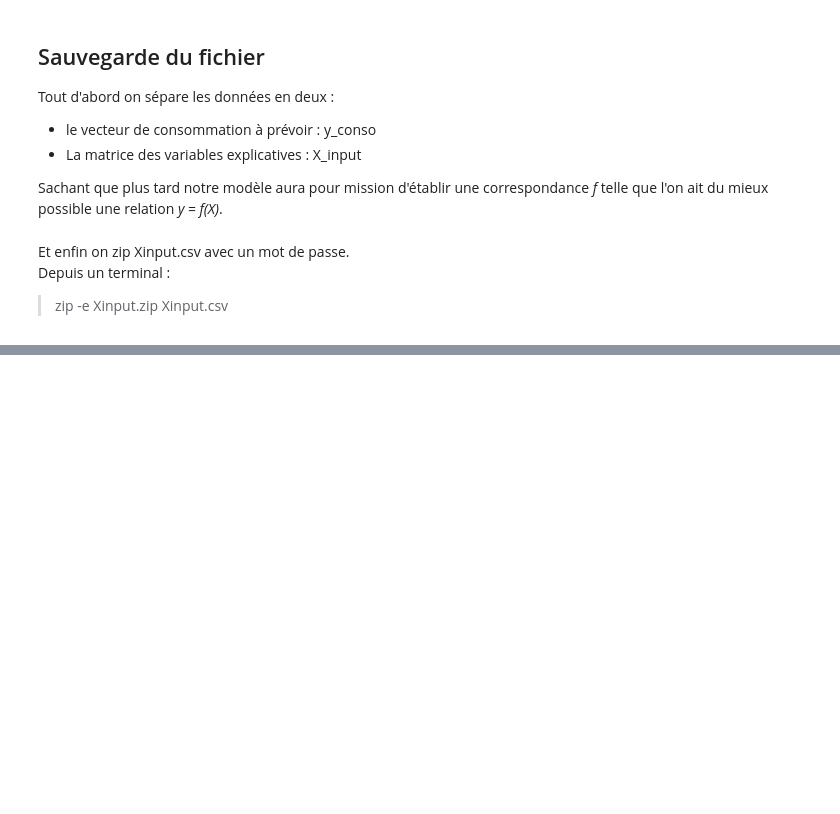
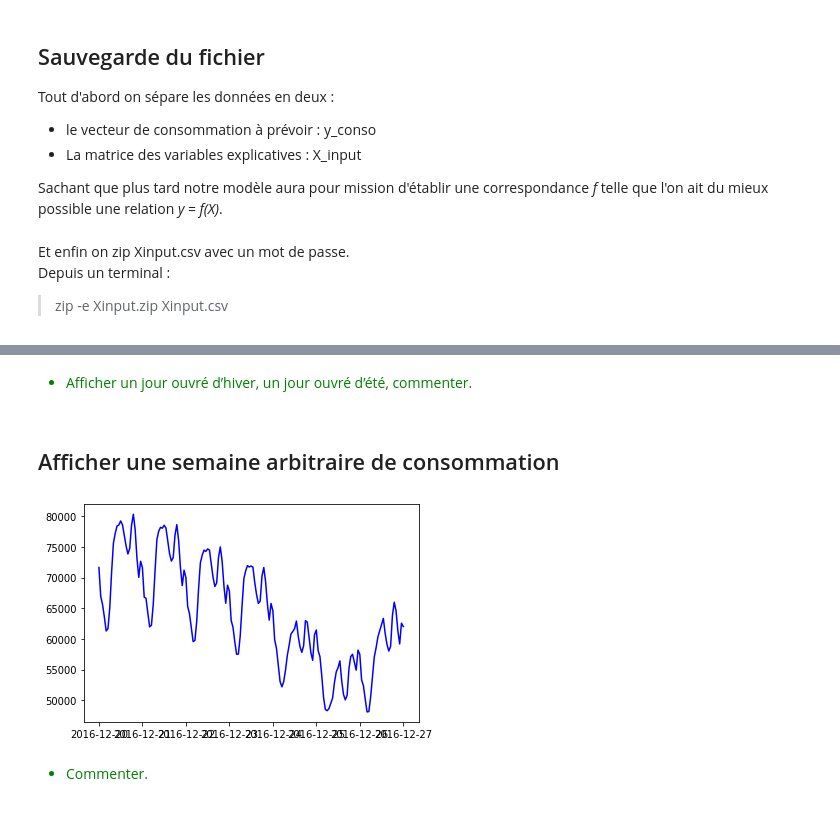
Before and after one commit to marota/TP_Formation_Conso_MachineLearning, a Jupyter notebook: TP1_Preparation_donnees_2014_2018.ipynb, the cells around one changed output, grey strips where cells are left out. Cells and saved outputs as stored; diff of their text form; code cells hidden in the pictures; blank space fills up the shorter version.

```diff
--- a/TP1_Preparation_donnees_2014_2018.ipynb
+++ b/TP1_Preparation_donnees_2014_2018.ipynb
@@ -551,0 +637,18 @@ Depuis un terminal :
+# %% [markdown]
+<font color='green'>
+
+* Afficher un jour ouvré d’hiver, un jour ouvré d’été, commenter.
+
+</font>
+# %% [markdown]
+## Afficher une semaine arbitraire de consommation
+# %%
+plot_load(Yconso, 2016, 12, 20, delta_days=7)
+# %% [output]
+[figure, added]
+# %% [markdown]
+<font color='green'>
+
+* Commenter.
+
+</font>
```
Also changed, not shown: parts of 31 cells of this notebook, 4 other files.
